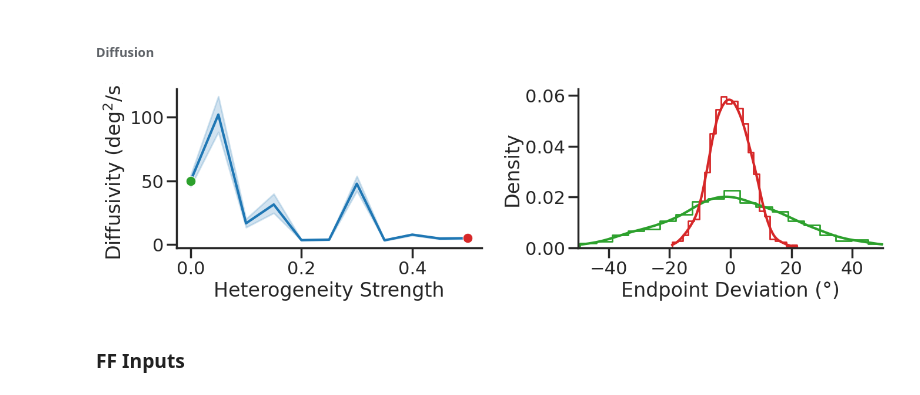
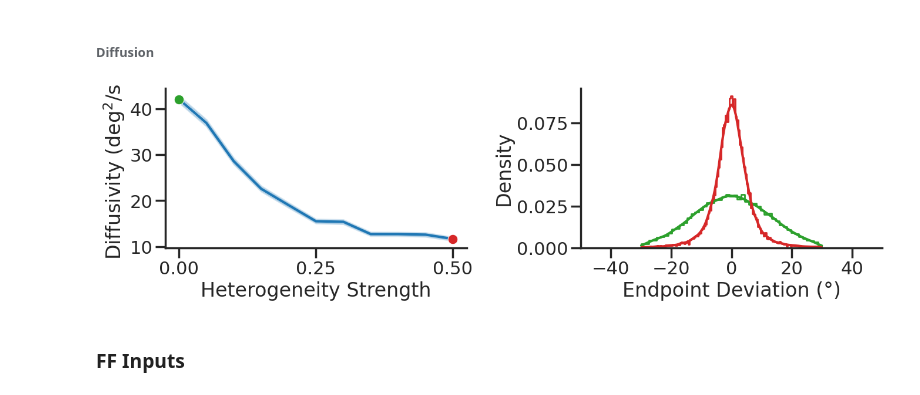
Before and after one commit to kiriclope/NeuroFlame, a Jupyter notebook: notebooks/nb_odr.ipynb, the cells around one changed output. Drawn from its saved outputs; the diff is of its cells as text; code cells hidden in the pictures.

```diff
--- a/notebooks/nb_odr.ipynb
+++ b/notebooks/nb_odr.ipynb
@@ -603,0 +708,9 @@ print(rates.shape)
+# %%
+import pickle as pkl
+# filehandler = open("quench_rates.pkl","wb")
+# pkl.dump(rates, filehandler)
+filehandler = open("quench_rates.pkl","rb")
+rates = pkl.load(filehandler)
+filehandler.close()
+
+print(rates.shape)
@@ -606,7 +721,6 @@ print(rates.shape)
 # %% [markdown]
 ###### Load data
 # %%
-df = get_df_X(rates, sigma_list, X_str='sigma')
-end_point = get_code_X(df, 'sigma')
-#  df_smooth = df.groupby(['time', 'trial', 'phi', 'sigma'])['rates'].apply(circcvl).reset_index()
+df = get_df_X(rates[:100], sigma_list, X_str='sigma')
+df_smooth = df.groupby(['time', 'trial', 'phi', 'sigma'])['rates'].apply(circcvl).reset_index()
 # %%
@@ -613,4 +728,6 @@ end_point = get_code_X(df, 'sigma')
 end_point['precision'] = end_point.groupby(['time', 'phi', 'sigma'], group_keys=False)['phase'].apply(get_precision) * 180 / np.pi
 # end_point['precision'] = end_point.groupby(['trial', 'phi'])['precision'].reset_index()
+# %%
+end_point.precision[end_point.precision.abs()> 30.0] = np.nan
 # %% [markdown]
 ###### Tuning Profile
@@ -617,6 +740,6 @@ end_point['precision'] = end_point.groupby(['time', 'phi', 'sigma'], group_keys=
 # %%
 end_point['mse'] = end_point.precision**2
-end = end_point.groupby(['time', 'sigma']).mean().reset_index()
+end = end_point.groupby(['time', 'sigma'], group_keys=False).mean().reset_index()
 # %%
 idx_off = sigma_list[0]
 idx_on = sigma_list[-1]
@@ -681,15 +787,20 @@ plt.show()
 point = end[end.sigma==idx_off]
 point_on = end[end.sigma==idx_on]
 
+point = end_point[end_point.sigma==idx_off]
+point_on = end_point[end_point.sigma==idx_on]
+
 fig, ax = plt.subplots(1, 2, figsize=[2*width, height])
 
-sns.lineplot(end_point, x='sigma', y=end_point.precision**2 / 8.5, legend=False, ax=ax[0])
+# sns.lineplot(end, x='sigma', y=end.mse / 3.5, legend=False, ax=ax[0])
+sns.lineplot(end_point, x='sigma', y=end_point.precision**2 / 3.5, legend=False, ax=ax[0])
 
-sns.lineplot(x=idx_off, y=point.mse / 8.5, legend=False, marker='o', ax=ax[0], ms=12, color=pal[2])
-sns.lineplot(x=idx_on, y=point_on.mse / 8.5, legend=False, marker='o', ax=ax[0], ms=12, color=pal[3])
+sns.lineplot(x=idx_off, y=point.precision**2 / 3.5, legend=False, marker='o', ax=ax[0], ms=12, color=pal[2])
+sns.lineplot(x=idx_on, y=point_on.precision**2 / 3.5, legend=False, marker='o', ax=ax[0], ms=12, color=pal[3])
 
 ax[0].set_xlabel('Heterogeneity Strength')
 ax[0].set_ylabel('Diffusivity (deg$^2$/s)')
+ax[0].set_xticks([0, 0.25, 0.5])
 # ax[0].set_ylim([0, 60])
 #  ax1 = ax[0].twinx()
 # sns.lineplot(end_point, x='sigma', y=end_point['m1']/end_point['m0'], ax=ax1, legend=False, color='k', alpha=0.25)
@@ -702,34 +813,34 @@ ax[0].set_ylabel('Diffusivity (deg$^2$/s)')
 # ax1.set_ylim([0.4, 1])
 
 # point = df_smooth[df_smooth.sigma==idx_off].reset_index()
 # m0, m1, phase = decode_bump(point.rates[4])
 # point = np.roll(point.rates[4], int(( phase / 2.0 / np.pi - 0.5) * point.rates[4].shape[0]))
 
 # point_on = df_smooth[df_smooth.sigma==idx_on].reset_index()
 # m0, m1, phase = decode_bump(point_on.rates[4])
 # point_on = np.roll(point_on.rates[4], int((phase / 2.0 / np.pi - 0.5) * point_on.rates[4].shape[0]))
 
 # ax[1].plot(point, color=pal[0])
 # ax[1].plot(point_on, color=pal[1])
 
 # ax[1].set_xticks([0, N_E/4, N_E/2, 3*N_E/4, N_E], [0, 90, 180, 270, 360])
 # ax[1].set_ylabel('Firing Rate (Hz)')
 # ax[1].set_xlabel('Pref. Location (°)')
 
 point = end_point[end_point.sigma==idx_off]
 point_on = end_point[end_point.sigma==idx_on]
 
 bins = 'auto'
 sns.histplot(data=point, x=point['precision'], legend=False, ax=ax[1], bins=bins, kde=True, stat='density', element='step', alpha=0, color = pal[2])
 sns.histplot(data=point_on, x=point_on['precision'], legend=False, ax=ax[1], bins=bins, kde=True, stat='density', element='step', alpha=0., color=pal[3])
 ax[1].set_xlabel('Endpoint Deviation (°)')
 ax[1].set_ylabel('Density')
 ax[1].set_xlim([-50, 50])
 
 plt.savefig(name + '_diffusion_sigma.svg', dpi=300)
 plt.show()
 # %% [output]
-[figure, old version]
+[figure, new version]
 # %% [markdown]
 ### FF Inputs
 # %% [markdown]
```
Also changed, not shown: parts of 47 cells of this notebook.
